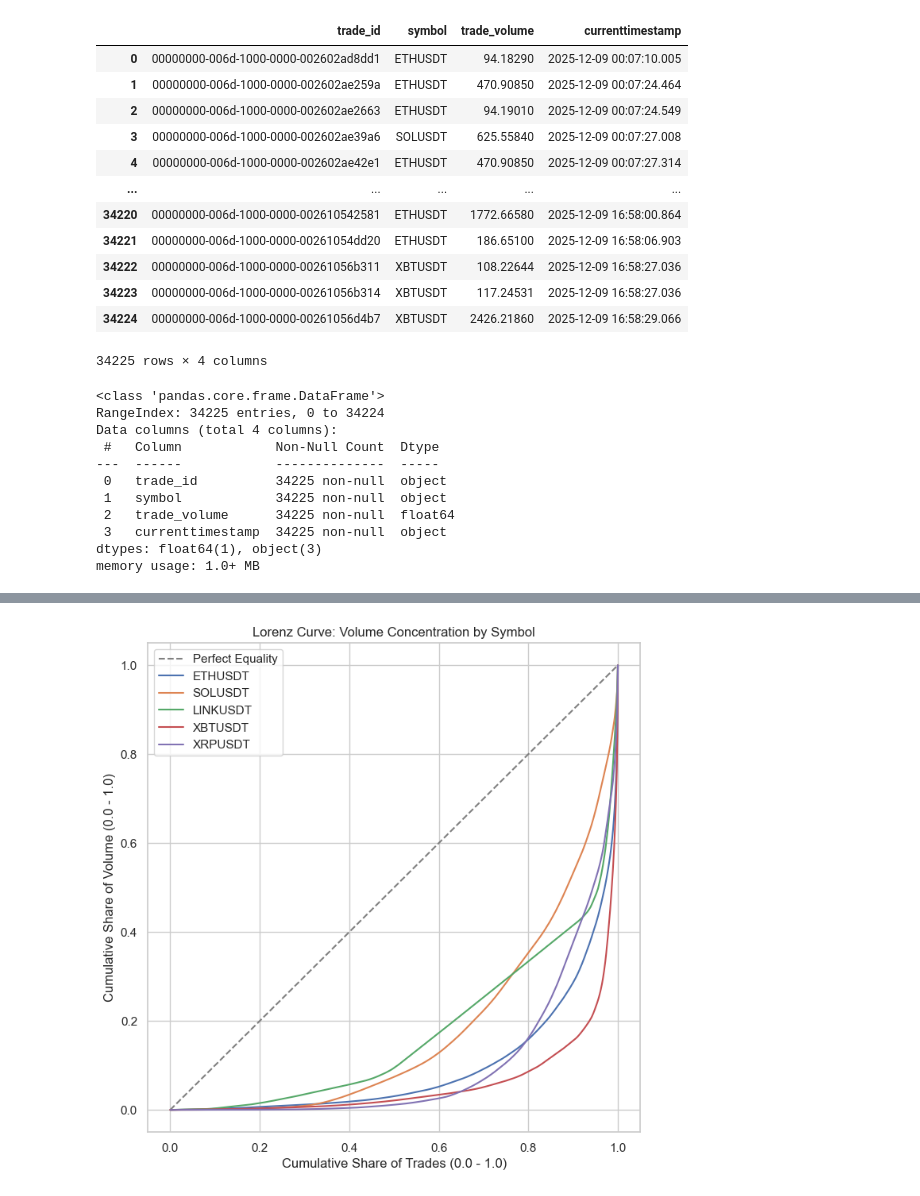
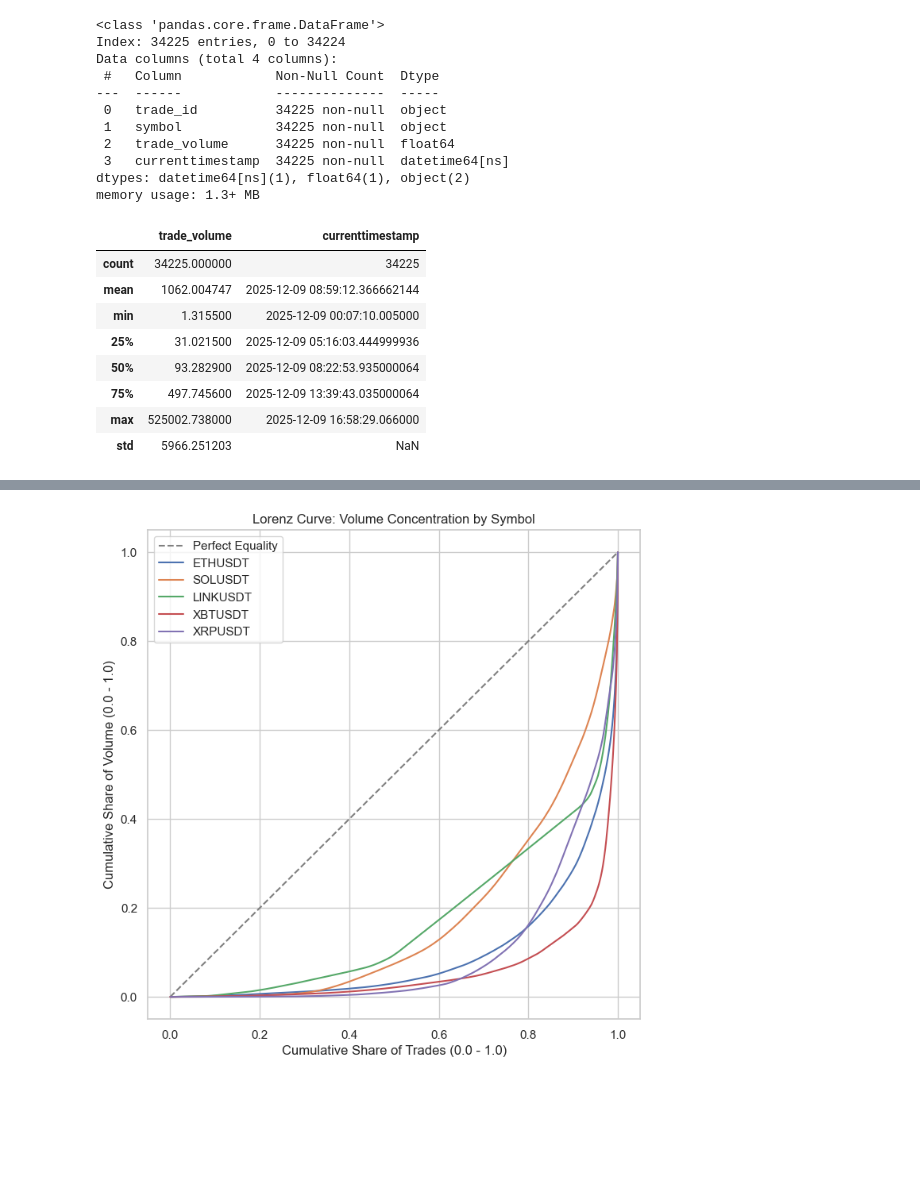
Before and after one commit to Compi-Craft/big_data_processing_project, a Jupyter notebook: EDA.ipynb, the cells around one changed output, grey strips where cells are left out. Drawn from its saved outputs; the diff is of its cells as text; code cells hidden in the pictures; blank space fills up the shorter version.

```diff
--- a/EDA.ipynb
+++ b/EDA.ipynb
@@ -6,34 +6,35 @@ import seaborn as sns
 
 sns.set(style="whitegrid")
 plt.rcParams['figure.figsize'] = (16, 6)
-# %%
-df = pd.read_csv('data/data.csv')
-df
-# %% [output]
-|  | trade_id | symbol | trade_volume | currenttimestamp |
-| 0 | 00000000-006d-1000-0000-002602ad8dd1 | ETHUSDT | 94.18290 | 2025-12-09 00:07:10.005 |
-| 1 | 00000000-006d-1000-0000-002602ae259a | ETHUSDT | 470.90850 | 2025-12-09 00:07:24.464 |
-| 2 | 00000000-006d-1000-0000-002602ae2663 | ETHUSDT | 94.19010 | 2025-12-09 00:07:24.549 |
-| 3 | 00000000-006d-1000-0000-002602ae39a6 | SOLUSDT | 625.55840 | 2025-12-09 00:07:27.008 |
-| 4 | 00000000-006d-1000-0000-002602ae42e1 | ETHUSDT | 470.90850 | 2025-12-09 00:07:27.314 |
-| ... | ... | ... | ... | ... |
-| 34220 | 00000000-006d-1000-0000-002610542581 | ETHUSDT | 1772.66580 | 2025-12-09 16:58:00.864 |
-| 34221 | 00000000-006d-1000-0000-00261054dd20 | ETHUSDT | 186.65100 | 2025-12-09 16:58:06.903 |
-| 34222 | 00000000-006d-1000-0000-00261056b311 | XBTUSDT | 108.22644 | 2025-12-09 16:58:27.036 |
-| 34223 | 00000000-006d-1000-0000-00261056b314 | XBTUSDT | 117.24531 | 2025-12-09 16:58:27.036 |
-| 34224 | 00000000-006d-1000-0000-00261056d4b7 | XBTUSDT | 2426.21860 | 2025-12-09 16:58:29.066 |
-34225 rows × 4 columns
-# %%
-df.info()
-# %% [output]
-<class 'pandas.core.frame.DataFrame'>
-RangeIndex: 34225 entries, 0 to 34224
-Data columns (total 4 columns):
- #   Column            Non-Null Count  Dtype
----  ------            --------------  -----
- 0   trade_id          34225 non-null  object
- 1   symbol            34225 non-null  object
- 2   trade_volume      34225 non-null  float64
- 3   currenttimestamp  34225 non-null  object
-dtypes: float64(1), object(3)
-memory usage: 1.0+ MB
+# %%
+def load_and_process_data(filepath):
+    df = pd.read_csv(filepath)
+    df['currenttimestamp'] = pd.to_datetime(df['currenttimestamp'], format='mixed')
+    df = df.sort_values('currenttimestamp')
+    return df
+
+df = load_and_process_data('data/data.csv')
+
+df.info()
+df.describe()
+# %% [output]
+<class 'pandas.core.frame.DataFrame'>
+Index: 34225 entries, 0 to 34224
+Data columns (total 4 columns):
+ #   Column            Non-Null Count  Dtype
+---  ------            --------------  -----
+ 0   trade_id          34225 non-null  object
+ 1   symbol            34225 non-null  object
+ 2   trade_volume      34225 non-null  float64
+ 3   currenttimestamp  34225 non-null  datetime64[ns]
+dtypes: datetime64[ns](1), float64(1), object(2)
+memory usage: 1.3+ MB
+|  | trade_volume | currenttimestamp |
+| count | 34225.000000 | 34225 |
+| mean | 1062.004747 | 2025-12-09 08:59:12.366662144 |
+| min | 1.315500 | 2025-12-09 00:07:10.005000 |
+| 25% | 31.021500 | 2025-12-09 05:16:03.444999936 |
+| 50% | 93.282900 | 2025-12-09 08:22:53.935000064 |
+| 75% | 497.745600 | 2025-12-09 13:39:43.035000064 |
+| max | 525002.738000 | 2025-12-09 16:58:29.066000 |
+| std | 5966.251203 | NaN |
```
Also changed, not shown: parts of 21 cells of this notebook.
